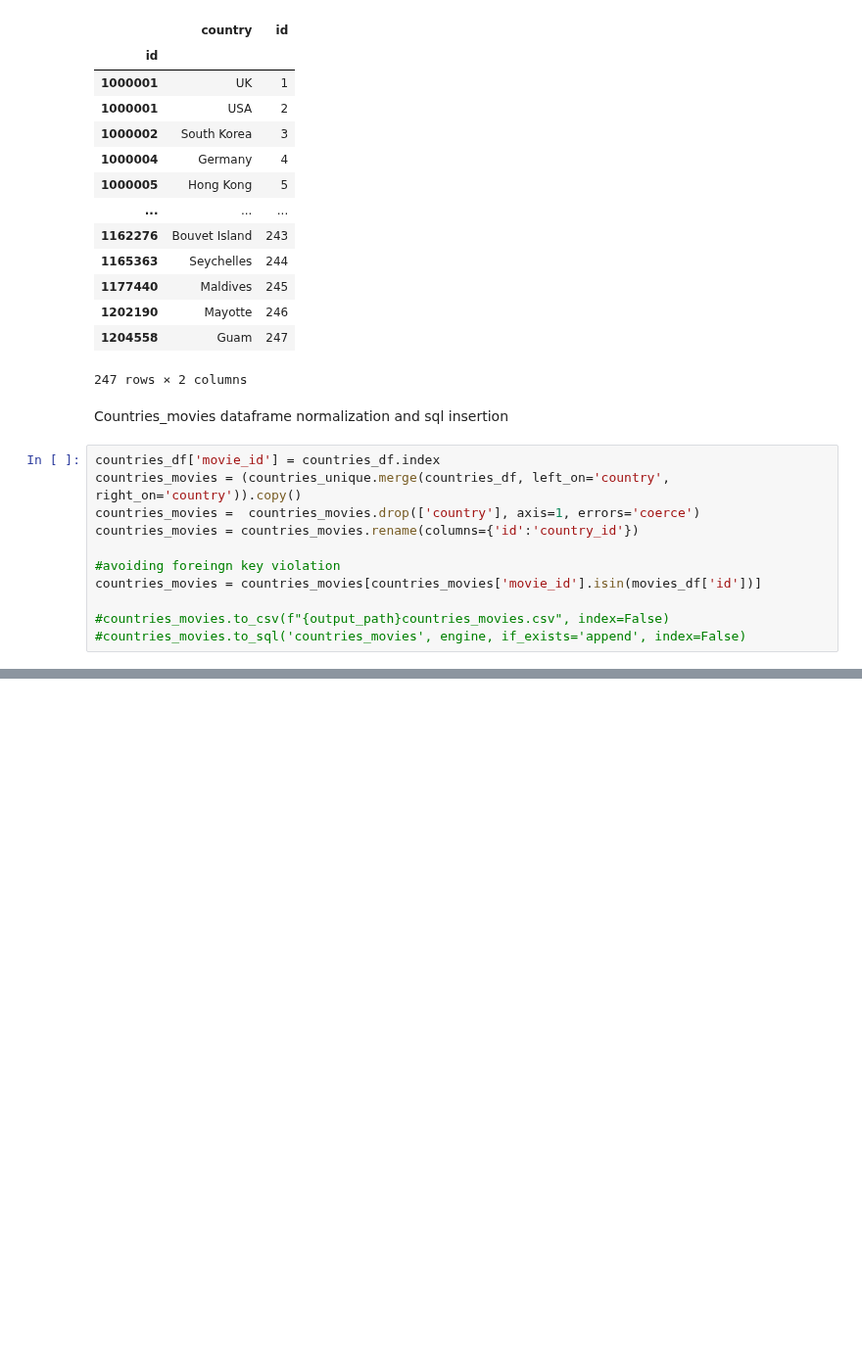
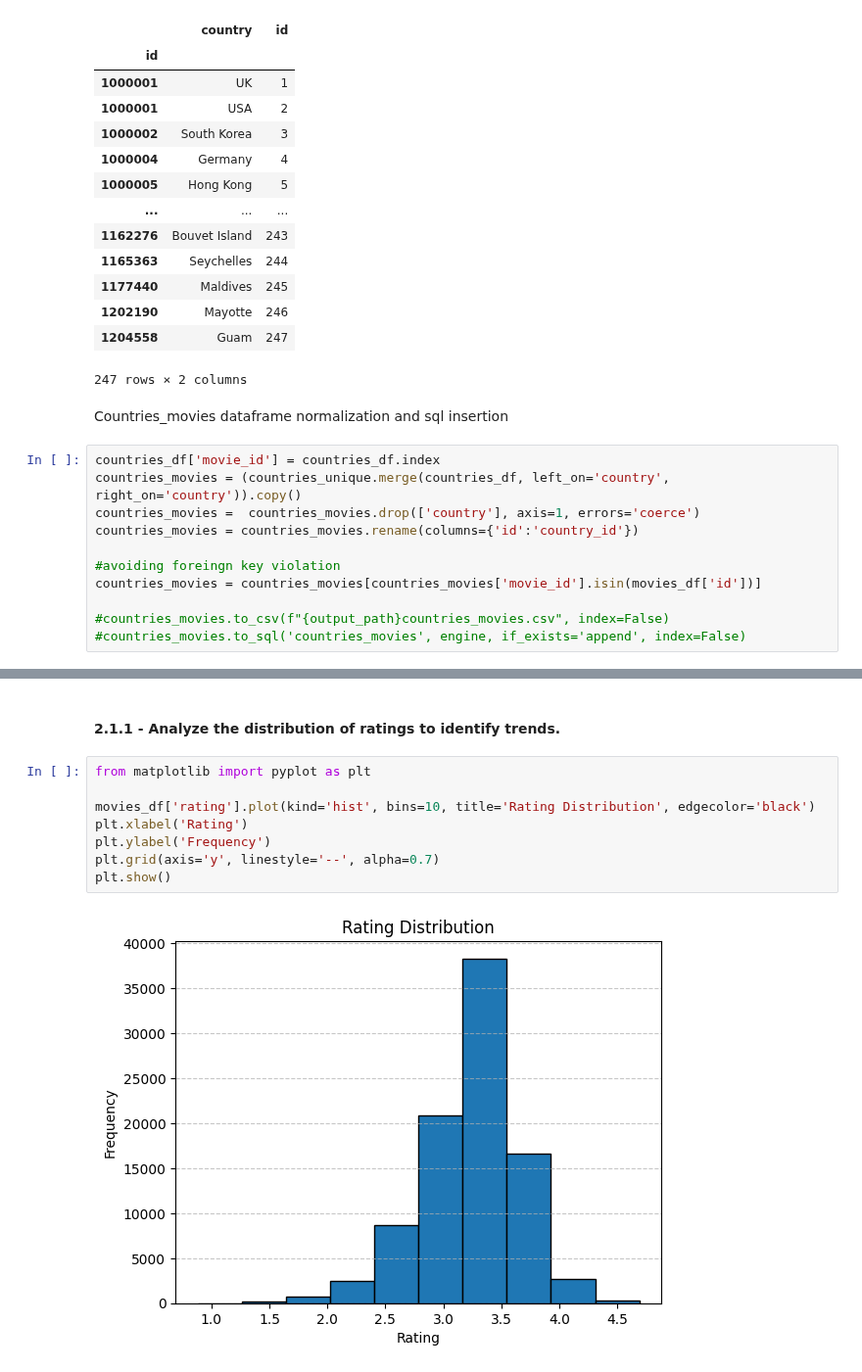
Before and after one commit to SacchettiLorenzo/IUMTWEB_DataAnalysis, a Jupyter notebook: data cleaning/DataCleaning.ipynb, the cells around one changed output, grey strips where cells are left out. Shown at 98% size. Saved outputs shown, nothing was run; the diff lists cells and outputs as text; blank space fills up the shorter version.

Commit message:
add some movies analysis

```diff
--- a/data cleaning/DataCleaning.ipynb
+++ b/data cleaning/DataCleaning.ipynb
@@ -1055,0 +1072,12 @@ movie_studios_df.to_csv(f"{output_path}studios_movies.csv", index=False)
+# %% [markdown]
+#### 2.1.1 - Analyze the distribution of ratings to identify trends.
+# %%
+from matplotlib import pyplot as plt
+
+movies_df['rating'].plot(kind='hist', bins=10, title='Rating Distribution', edgecolor='black')
+plt.xlabel('Rating')
+plt.ylabel('Frequency')
+plt.grid(axis='y', linestyle='--', alpha=0.7)
+plt.show()
+# %% [output]
+[figure, added]
```
Also changed, not shown: parts of 23 cells of this notebook.
